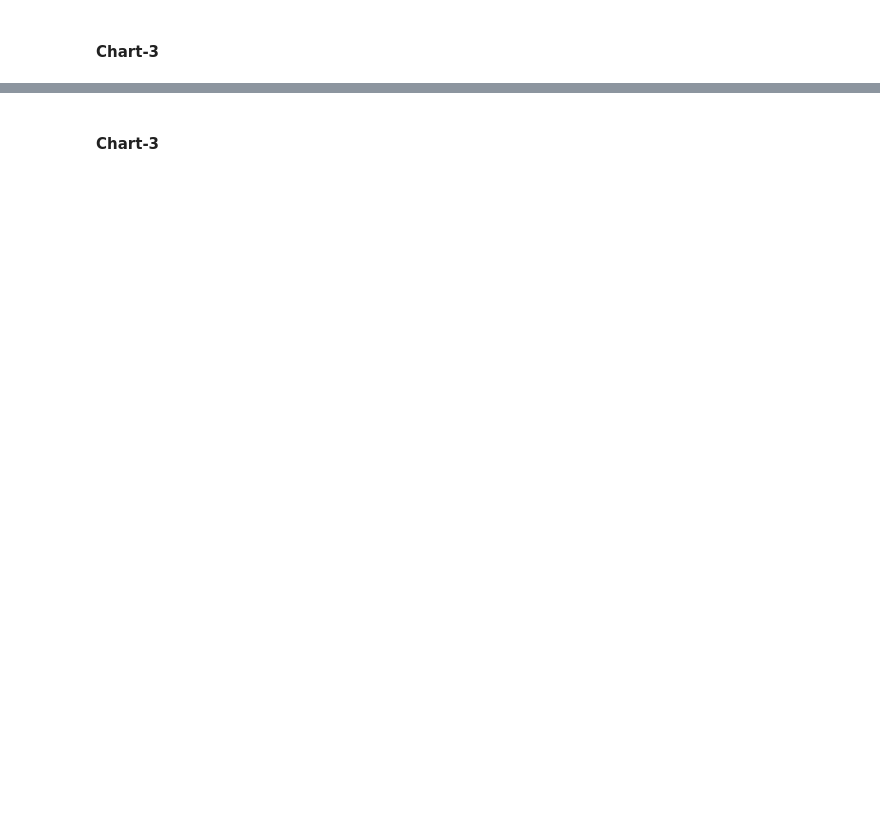
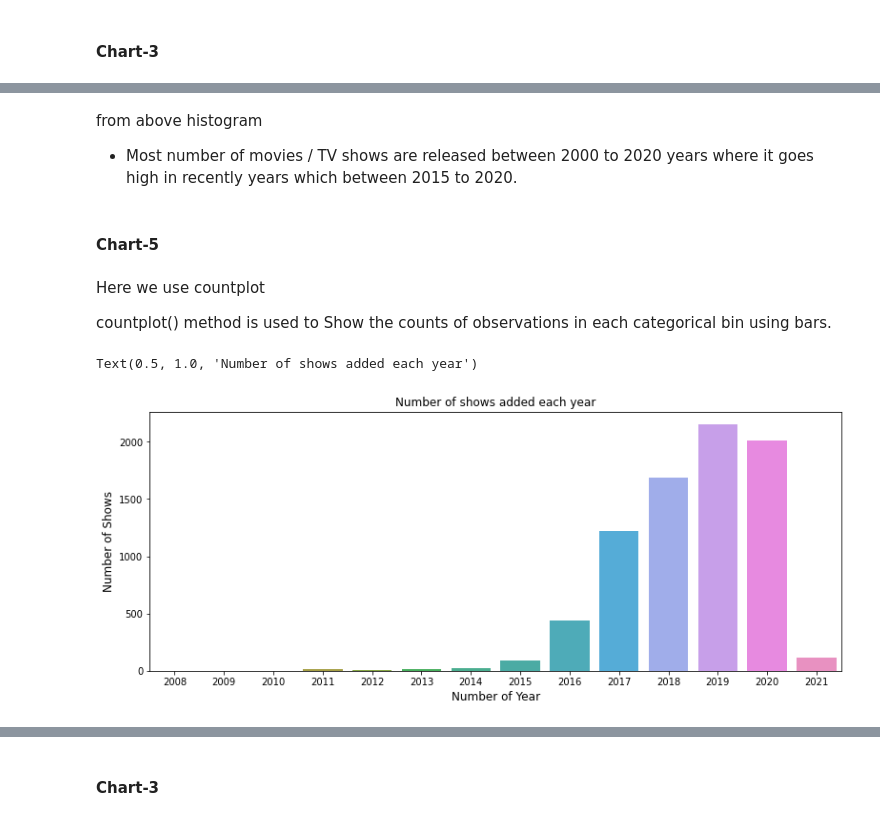
Before and after one commit to KrushnaChaure/Netflix-Movies-and-TV-Shows-Clustering, a Jupyter notebook: Krushna_Chaure_Netflix_Movies_and_TV_Shows_Clustering_Capstone_Project.ipynb, the cells around one changed output, grey strips where cells are left out. Saved outputs shown, nothing was run; the diff lists cells and outputs as text; code cells hidden in the pictures; blank space fills up the shorter version.

```diff
--- a/Krushna_Chaure_Netflix_Movies_and_TV_Shows_Clustering_Capstone_Project.ipynb
+++ b/Krushna_Chaure_Netflix_Movies_and_TV_Shows_Clustering_Capstone_Project.ipynb
@@ -510,0 +575,20 @@ From above bar plot there are showing Top 10 directors by number of shows direct
+# %% [markdown]
+from above histogram
+
+*   Most number of movies / TV shows are released between 2000 to 2020 years where it goes high in recently years which between 2015 to 2020.
+# %% [markdown]
+#### Chart-5
+# %% [markdown]
+Here we use countplot
+
+countplot() method is used to Show the counts of observations in each categorical bin using bars.
+# %%
+# Number of shows added over the years
+plt.figure(figsize = (13,5))
+sns.countplot(dataset['year_added'])
+plt.xlabel('Number of Year',fontsize=12)
+plt.ylabel('Number of Shows',fontsize=12)
+plt.title('Number of shows added each year')
+# %% [output]
+Text(0.5, 1.0, 'Number of shows added each year')
+[figure, added]
```
Also changed, not shown: parts of 55 cells of this notebook.
